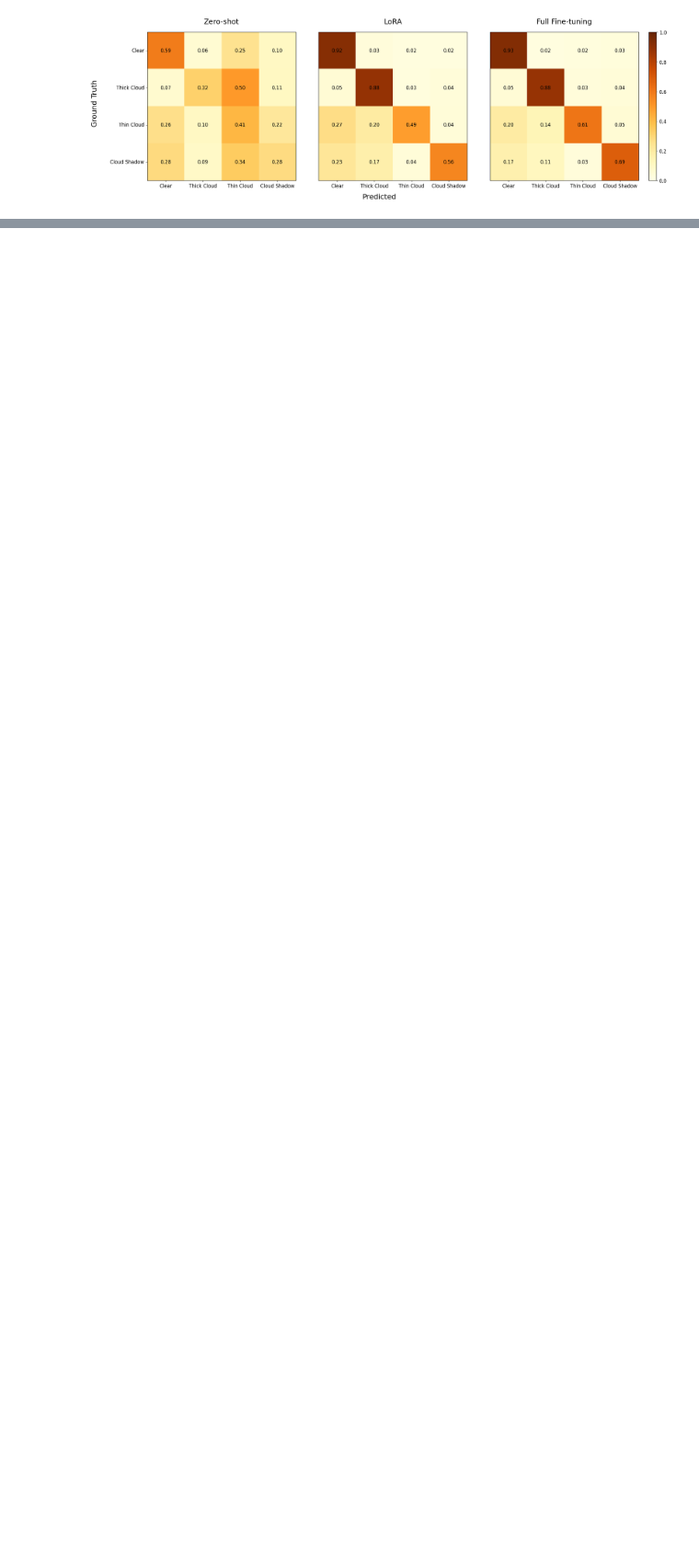
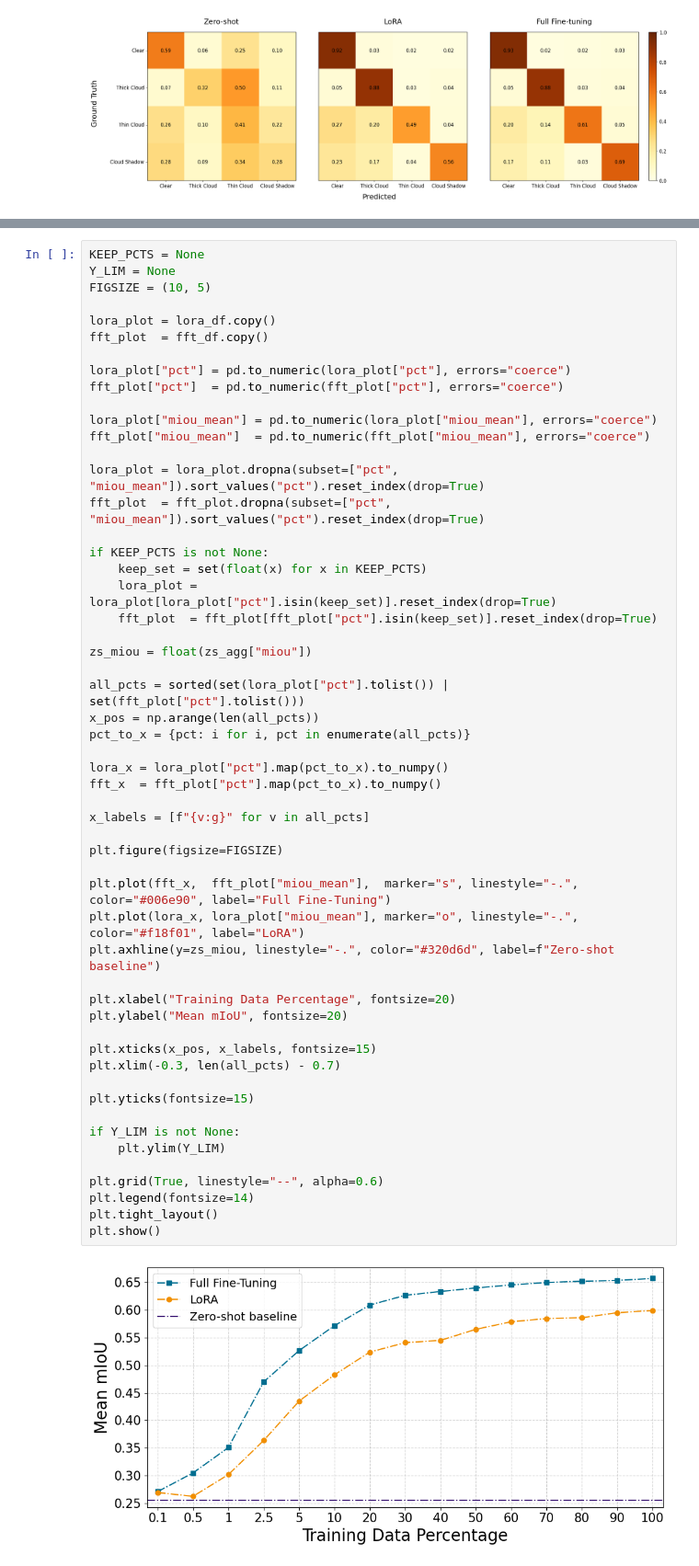
Before and after one commit to uga-gaim/2026_CVPRW_CloudPrompts, a Jupyter notebook: code/notebooks/figures.ipynb, the cells around one changed output, grey strips where cells are left out. Shown at 92% size. Saved outputs shown, nothing was run; the diff lists cells and outputs as text; blank space fills up the shorter version.

```diff
--- a/code/notebooks/figures.ipynb
+++ b/code/notebooks/figures.ipynb
@@ -301,0 +412,56 @@ plot_confusions_grid(
+# %%
+KEEP_PCTS = None
+Y_LIM = None
+FIGSIZE = (10, 5)
+
+lora_plot = lora_df.copy()
+fft_plot  = fft_df.copy()
+
+lora_plot["pct"] = pd.to_numeric(lora_plot["pct"], errors="coerce")
+fft_plot["pct"]  = pd.to_numeric(fft_plot["pct"], errors="coerce")
+
+lora_plot["miou_mean"] = pd.to_numeric(lora_plot["miou_mean"], errors="coerce")
+fft_plot["miou_mean"]  = pd.to_numeric(fft_plot["miou_mean"], errors="coerce")
+
+lora_plot = lora_plot.dropna(subset=["pct", "miou_mean"]).sort_values("pct").reset_index(drop=True)
+fft_plot  = fft_plot.dropna(subset=["pct", "miou_mean"]).sort_values("pct").reset_index(drop=True)
+
+if KEEP_PCTS is not None:
+    keep_set = set(float(x) for x in KEEP_PCTS)
+    lora_plot = lora_plot[lora_plot["pct"].isin(keep_set)].reset_index(drop=True)
+    fft_plot  = fft_plot[fft_plot["pct"].isin(keep_set)].reset_index(drop=True)
+
+zs_miou = float(zs_agg["miou"])
+
+all_pcts = sorted(set(lora_plot["pct"].tolist()) | set(fft_plot["pct"].tolist()))
+x_pos = np.arange(len(all_pcts))
+pct_to_x = {pct: i for i, pct in enumerate(all_pcts)}
+
+lora_x = lora_plot["pct"].map(pct_to_x).to_numpy()
+fft_x  = fft_plot["pct"].map(pct_to_x).to_numpy()
+
+x_labels = [f"{v:g}" for v in all_pcts]
+
+plt.figure(figsize=FIGSIZE)
+
+plt.plot(fft_x,  fft_plot["miou_mean"],  marker="s", linestyle="-.", color="#006e90", label="Full Fine-Tuning")
+plt.plot(lora_x, lora_plot["miou_mean"], marker="o", linestyle="-.", color="#f18f01", label="LoRA")
+plt.axhline(y=zs_miou, linestyle="-.", color="#320d6d", label=f"Zero-shot baseline")
+
+plt.xlabel("Training Data Percentage", fontsize=20)
+plt.ylabel("Mean mIoU", fontsize=20)
+
+plt.xticks(x_pos, x_labels, fontsize=15)
+plt.xlim(-0.3, len(all_pcts) - 0.7)
+
+plt.yticks(fontsize=15)
+
+if Y_LIM is not None:
+    plt.ylim(Y_LIM)
+
+plt.grid(True, linestyle="--", alpha=0.6)
+plt.legend(fontsize=14)
+plt.tight_layout()
+plt.show()
+# %% [output]
+[figure, added]
```
Also changed, not shown: parts of 2 cells of this notebook, 2 other files.
